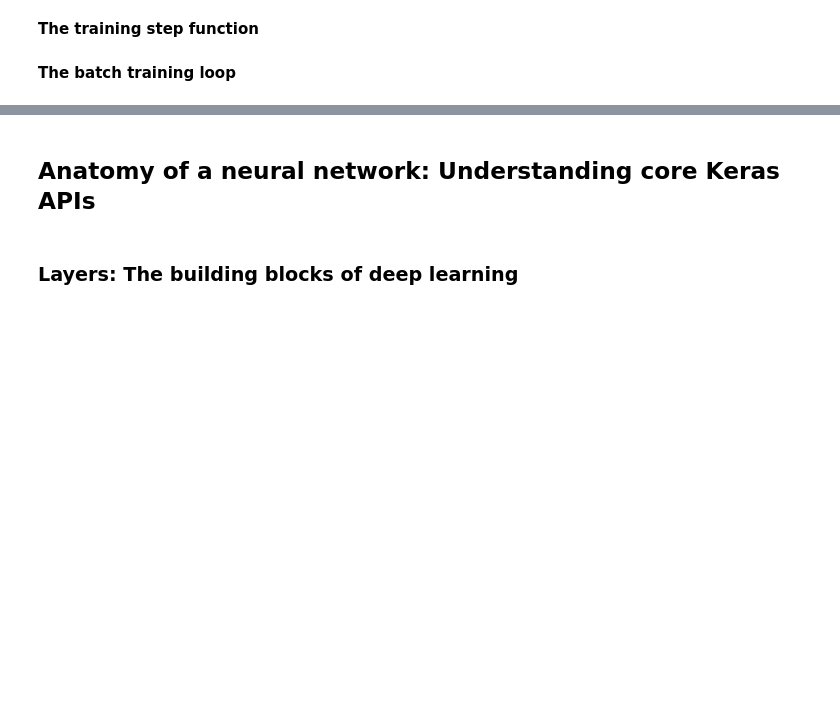
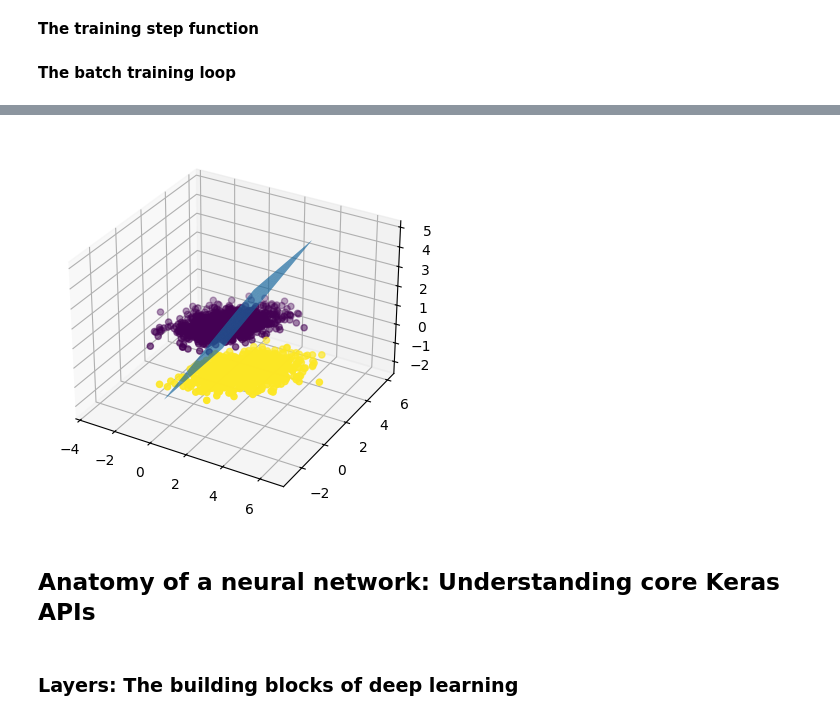
Before and after one commit to mhkim22/DeepLearning-for-AI, a Jupyter notebook: chapter03_introduction-to-keras-and-tf.ipynb, the cells around one changed output, grey strips where cells are left out. Cells and saved outputs as stored; diff of their text form; code cells hidden in the pictures; blank space fills up the shorter version.

```diff
--- a/chapter03_introduction-to-keras-and-tf.ipynb
+++ b/chapter03_introduction-to-keras-and-tf.ipynb
@@ -266,0 +301,14 @@ plt.scatter(inputs[:, 0], inputs[:, 1], c=predictions[:, 0] > 0.5)
+# %%
+# 3d graph
+from mpl_toolkits import mplot3d
+fig = plt.figure()
+ax = plt.axes(projection='3d')
+x = np.linspace(-1, 4, 100)
+y = np.linspace(-1, 4, 100)
+x, y = np.meshgrid(x, y)
+z = - W[0] /  W[1] * x + (0.5 - b) / W[1]
+ax.plot_surface(x, y, z)
+ax.scatter3D(inputs[:, 0], inputs[:, 1], c=predictions[:, 0] > 0.5)
+plt.show()
+# %% [output]
+[figure, added]
```
Also changed, not shown: parts of 5 cells of this notebook.
